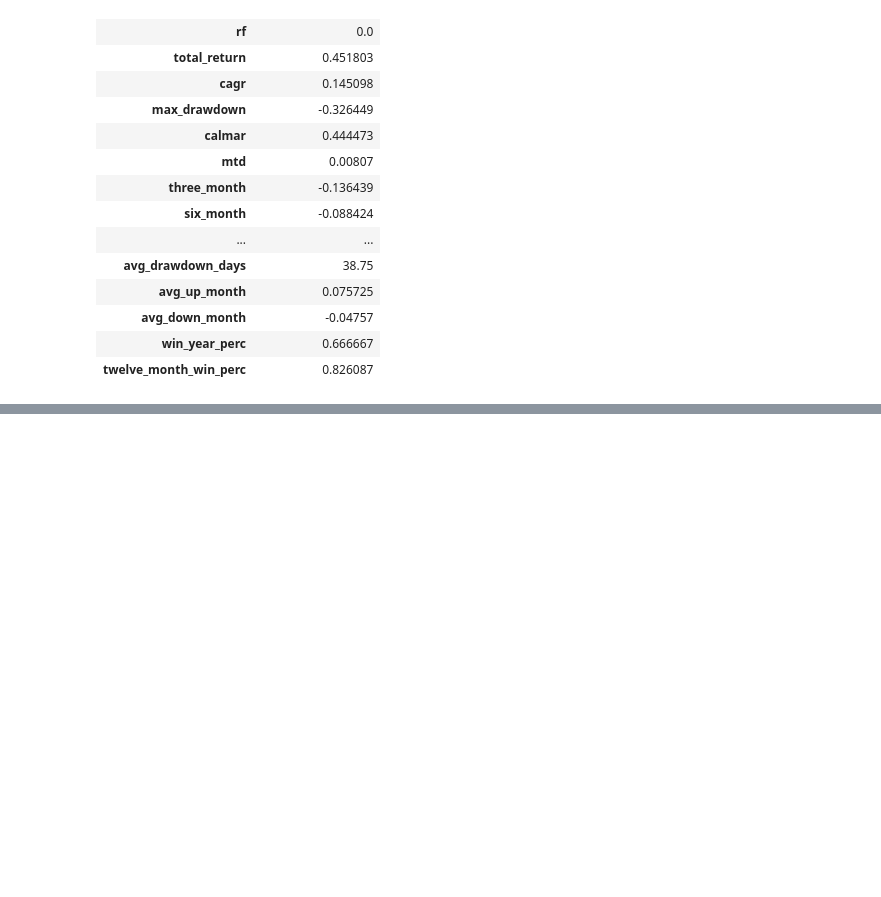
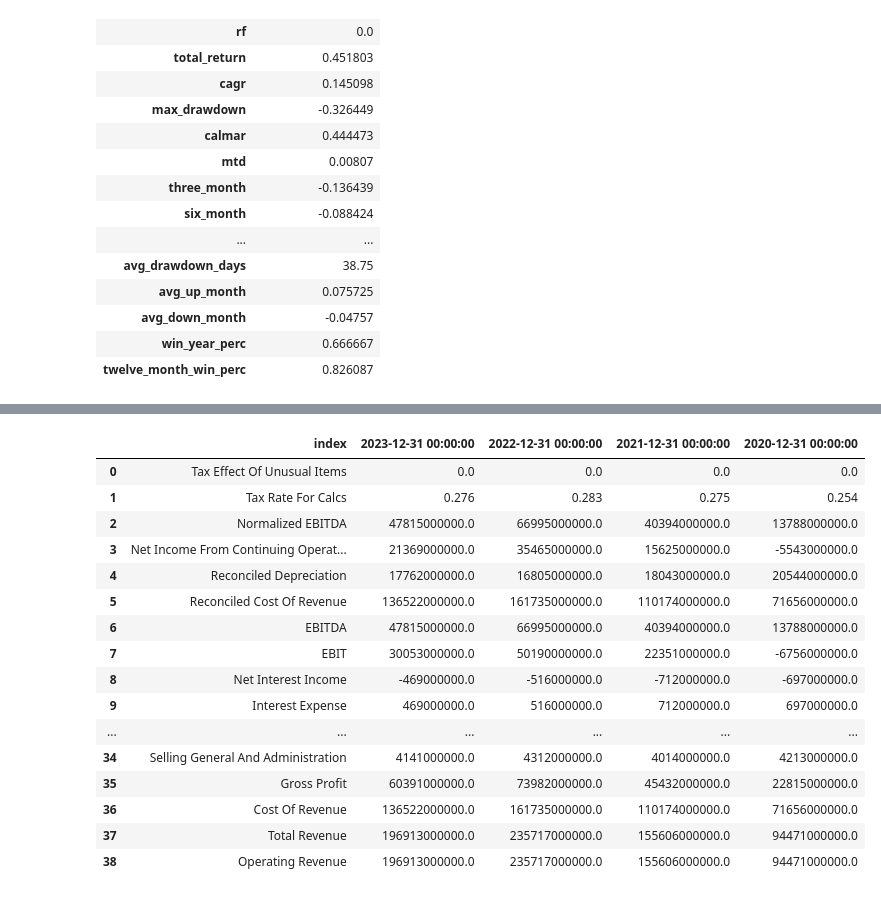
Before and after one commit to ab123-bruh/fund_temp, a Jupyter notebook: test.ipynb, the cells around one changed output, grey strips where cells are left out. Cells and saved outputs as stored; diff of their text form; code cells hidden in the pictures; blank space fills up the shorter version.

```diff
--- a/test.ipynb
+++ b/test.ipynb
@@ -301,0 +300,31 @@ yf.Ticker("TSLA").info
+# %%
+import yfinance as yf
+
+a = yf.Ticker("CVX").income_stmt.reset_index()
+b = yf.Ticker("CVX").cash_flow.reset_index()
+c = yf.Ticker("CVX").balance_sheet.reset_index()
+
+inital = ["Net Income", "EBIT", "Tax Provision", "Tax Rate For Calcs",
+          "Depreciation And Amortization", "Total Debt", "Capital Expenditure"]
+
+# yf.Ticker("CVX").balance_sheet.reset_index()["index"].tolist()
+
+a
+# %% [output]
+|  | index | 2023-12-31 00:00:00 | 2022-12-31 00:00:00 | 2021-12-31 00:00:00 | 2020-12-31 00:00:00 |
+| 0 | Tax Effect Of Unusual Items | 0.0 | 0.0 | 0.0 | 0.0 |
+| 1 | Tax Rate For Calcs | 0.276 | 0.283 | 0.275 | 0.254 |
+| 2 | Normalized EBITDA | 47815000000.0 | 66995000000.0 | 40394000000.0 | 13788000000.0 |
+| 3 | Net Income From Continuing Operat... | 21369000000.0 | 35465000000.0 | 15625000000.0 | -5543000000.0 |
+| 4 | Reconciled Depreciation | 17762000000.0 | 16805000000.0 | 18043000000.0 | 20544000000.0 |
+| 5 | Reconciled Cost Of Revenue | 136522000000.0 | 161735000000.0 | 110174000000.0 | 71656000000.0 |
+| 6 | EBITDA | 47815000000.0 | 66995000000.0 | 40394000000.0 | 13788000000.0 |
+| 7 | EBIT | 30053000000.0 | 50190000000.0 | 22351000000.0 | -6756000000.0 |
+| 8 | Net Interest Income | -469000000.0 | -516000000.0 | -712000000.0 | -697000000.0 |
+| 9 | Interest Expense | 469000000.0 | 516000000.0 | 712000000.0 | 697000000.0 |
+| ... | ... | ... | ... | ... | ... |
+| 34 | Selling General And Administration | 4141000000.0 | 4312000000.0 | 4014000000.0 | 4213000000.0 |
+| 35 | Gross Profit | 60391000000.0 | 73982000000.0 | 45432000000.0 | 22815000000.0 |
+| 36 | Cost Of Revenue | 136522000000.0 | 161735000000.0 | 110174000000.0 | 71656000000.0 |
+| 37 | Total Revenue | 196913000000.0 | 235717000000.0 | 155606000000.0 | 94471000000.0 |
+| 38 | Operating Revenue | 196913000000.0 | 235717000000.0 | 155606000000.0 | 94471000000.0 |
```
Also changed, not shown: parts of 6 cells of this notebook, 1 other file.
